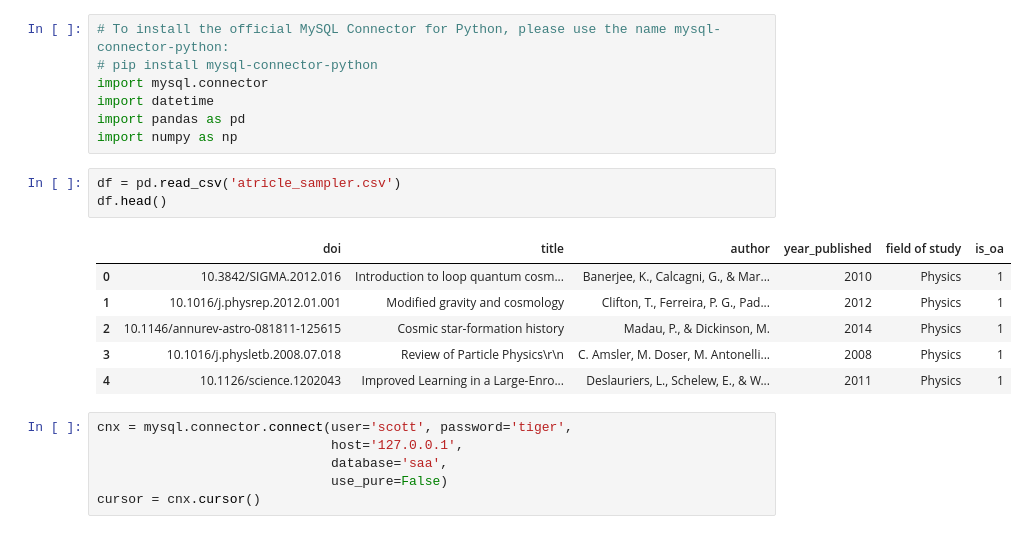
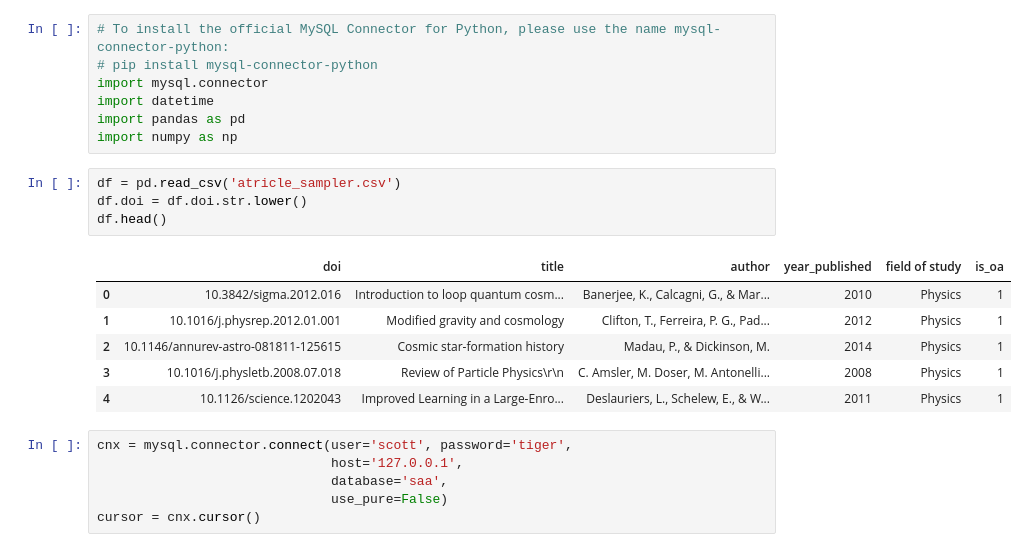
Before and after one commit to hanlin-zhang/saa, a Jupyter notebook: Connect DB.ipynb, the cells around one changed output. Cells and saved outputs as stored; diff of their text form.

```diff
--- a/Connect DB.ipynb
+++ b/Connect DB.ipynb
@@ -7,10 +7,11 @@ import pandas as pd
 import numpy as np
 # %%
 df = pd.read_csv('atricle_sampler.csv')
+df.doi = df.doi.str.lower()
 df.head()
 # %% [output]
 |  | doi | title | author | year_published | field of study | is_oa |
-| 0 | 10.3842/SIGMA.2012.016 | Introduction to loop quantum cosm... | Banerjee, K., Calcagni, G., & Mar... | 2010 | Physics | 1 |
+| 0 | 10.3842/sigma.2012.016 | Introduction to loop quantum cosm... | Banerjee, K., Calcagni, G., & Mar... | 2010 | Physics | 1 |
 | 1 | 10.1016/j.physrep.2012.01.001 | Modified gravity and cosmology | Clifton, T., Ferreira, P. G., Pad... | 2012 | Physics | 1 |
 | 2 | 10.1146/annurev-astro-081811-125615 | Cosmic star-formation history | Madau, P., & Dickinson, M. | 2014 | Physics | 1 |
 | 3 | 10.1016/j.physletb.2008.07.018 | Review of Particle Physics\r\n | C. Amsler, M. Doser, M. Antonelli... | 2008 | Physics | 1 |
```
Also changed, not shown: parts of 6 cells of this notebook.
